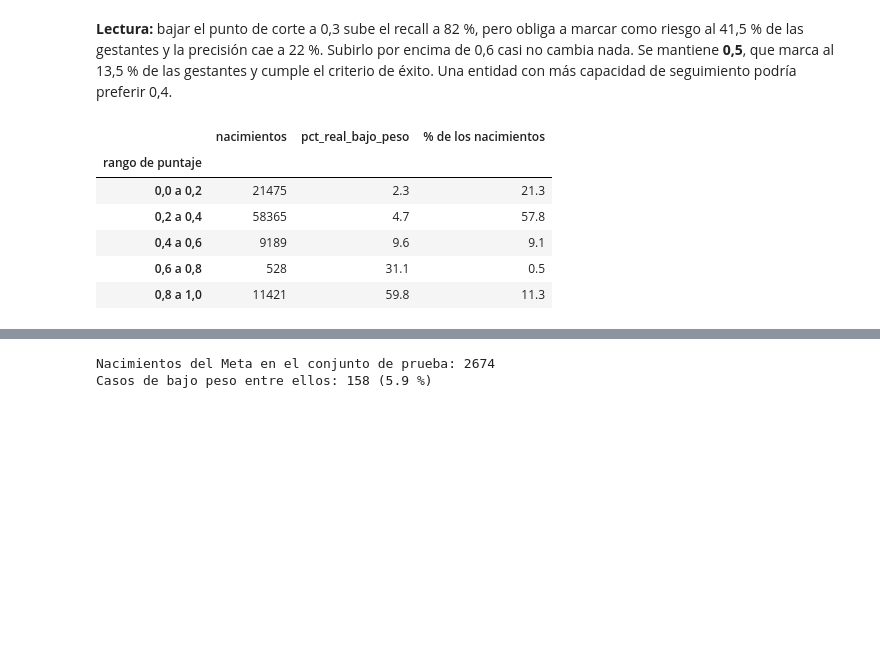
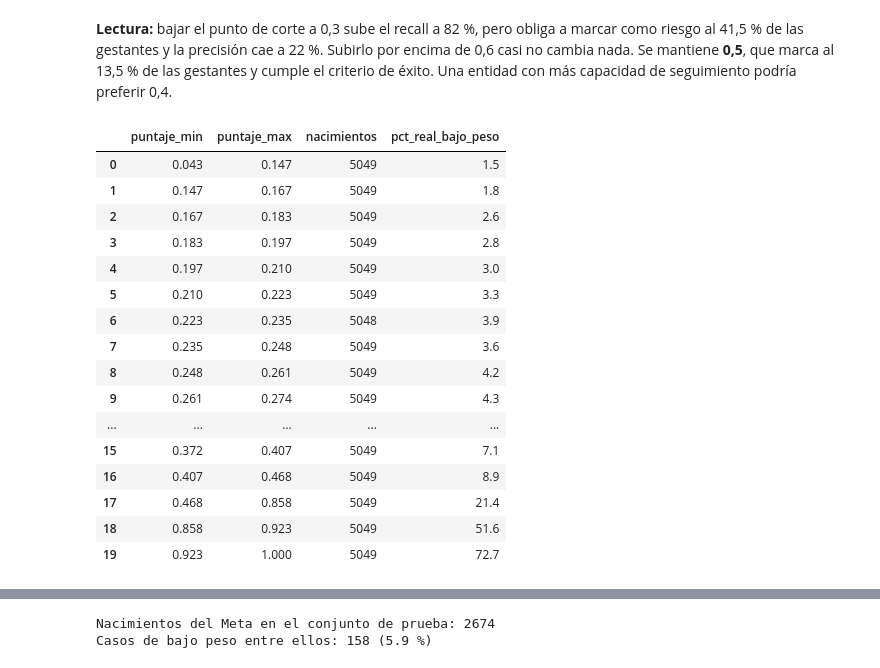
Before and after one commit to V1LLz/ProyectoFinalComputo3, a Jupyter notebook: Proyecto_Compu3_BajoPeso_CRISP_DM.ipynb, the cells around one changed output, grey strips where cells are left out. Saved outputs shown, nothing was run; the diff lists cells and outputs as text; code cells hidden in the pictures; blank space fills up the shorter version.

```diff
--- a/Proyecto_Compu3_BajoPeso_CRISP_DM.ipynb
+++ b/Proyecto_Compu3_BajoPeso_CRISP_DM.ipynb
@@ -1243,21 +1239,31 @@ pd.DataFrame(filas)
 | 6 | 0.8 | 0.615 | 0.598 | 11.3 |
 # %% [markdown]
 **Lectura:** bajar el punto de corte a 0,3 sube el recall a 82 %, pero obliga a marcar como riesgo al 41,5 % de las gestantes y la precisión cae a 22 %. Subirlo por encima de 0,6 casi no cambia nada. Se mantiene **0,5**, que marca al 13,5 % de las gestantes y cumple el criterio de éxito. Una entidad con más capacidad de seguimiento podría preferir 0,4.
-# %%
-# ¿Qué porcentaje de bajo peso se observa realmente en cada rango de puntaje del modelo?
-rangos = pd.cut(prob_test, bins=[0, 0.2, 0.4, 0.6, 0.8, 1.0], include_lowest=True,
-                labels=['0,0 a 0,2', '0,2 a 0,4', '0,4 a 0,6', '0,6 a 0,8', '0,8 a 1,0'])
-tabla_puntaje = pd.DataFrame({'rango de puntaje': rangos, 'bajo_peso': y_test.values}).groupby('rango de puntaje', observed=True)['bajo_peso'].agg(
-    nacimientos='size', pct_real_bajo_peso='mean')
-tabla_puntaje['pct_real_bajo_peso'] = (tabla_puntaje['pct_real_bajo_peso'] * 100).round(1)
-tabla_puntaje['% de los nacimientos'] = (tabla_puntaje['nacimientos'] / len(y_test) * 100).round(1)
-tabla_puntaje
-# %% [output]
-|  | nacimientos | pct_real_bajo_peso | % de los nacimientos |
-| rango de puntaje |  |  |  |
-| 0,0 a 0,2 | 21475 | 2.3 | 21.3 |
-| 0,2 a 0,4 | 58365 | 4.7 | 57.8 |
-| 0,4 a 0,6 | 9189 | 9.6 | 9.1 |
-| 0,6 a 0,8 | 528 | 31.1 | 0.5 |
-| 0,8 a 1,0 | 11421 | 59.8 | 11.3 |
+# %%
+# ¿Qué porcentaje de bajo peso se observa realmente según el puntaje del modelo?
+# Los nacimientos de prueba se dividen en 20 grupos del mismo tamaño, ordenados por puntaje
+grupos, bordes = pd.qcut(prob_test, q=20, retbins=True)
+tabla_puntaje = pd.DataFrame({'puntaje': prob_test, 'bajo_peso': y_test.values}).groupby(grupos, observed=True).agg(
+    puntaje_min=('puntaje', 'min'), puntaje_max=('puntaje', 'max'),
+    nacimientos=('bajo_peso', 'size'), pct_real_bajo_peso=('bajo_peso', 'mean')).reset_index(drop=True)
+tabla_puntaje['pct_real_bajo_peso'] = (tabla_puntaje['pct_real_bajo_peso'] * 100).round(1)
+tabla_puntaje.round(3)
+# %% [output]
+|  | puntaje_min | puntaje_max | nacimientos | pct_real_bajo_peso |
+| 0 | 0.043 | 0.147 | 5049 | 1.5 |
+| 1 | 0.147 | 0.167 | 5049 | 1.8 |
+| 2 | 0.167 | 0.183 | 5049 | 2.6 |
+| 3 | 0.183 | 0.197 | 5049 | 2.8 |
+| 4 | 0.197 | 0.210 | 5049 | 3.0 |
+| 5 | 0.210 | 0.223 | 5049 | 3.3 |
+| 6 | 0.223 | 0.235 | 5048 | 3.9 |
+| 7 | 0.235 | 0.248 | 5049 | 3.6 |
+| 8 | 0.248 | 0.261 | 5049 | 4.2 |
+| 9 | 0.261 | 0.274 | 5049 | 4.3 |
+| ... | ... | ... | ... | ... |
+| 15 | 0.372 | 0.407 | 5049 | 7.1 |
+| 16 | 0.407 | 0.468 | 5049 | 8.9 |
+| 17 | 0.468 | 0.858 | 5049 | 21.4 |
+| 18 | 0.858 | 0.923 | 5049 | 51.6 |
+| 19 | 0.923 | 1.000 | 5049 | 72.7 |
 # %% [markdown]
```
Also changed, not shown: parts of 10 cells of this notebook, 3 other files.
